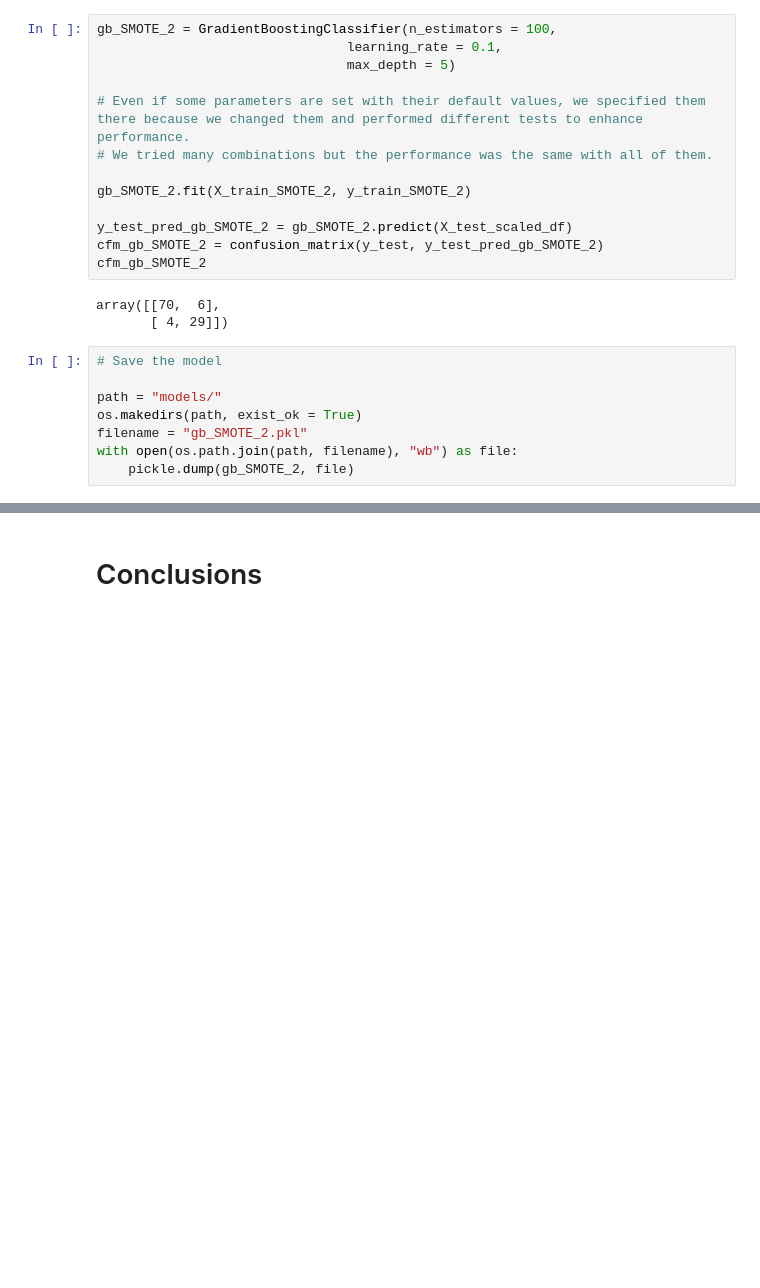
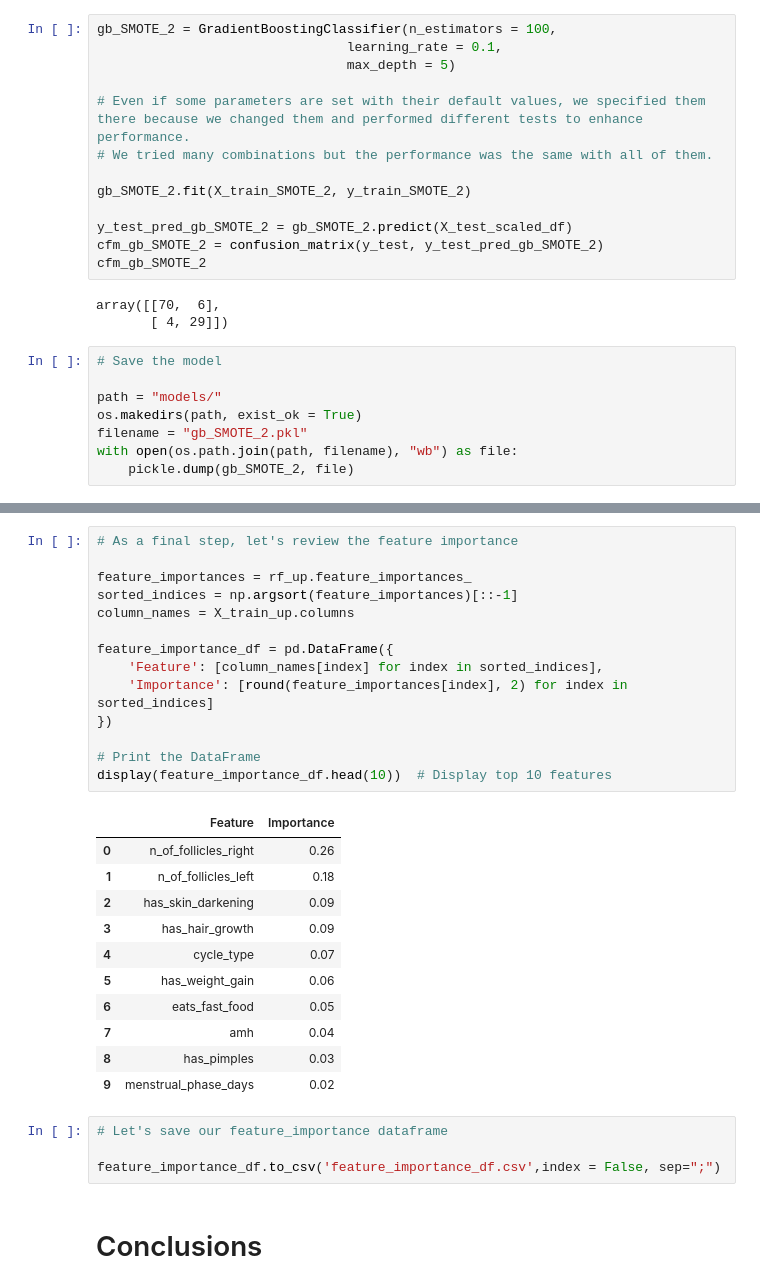
Before and after one commit to lugamez/final_bootcamp_project_pcos, a Jupyter notebook: notebooks/data_processing_models_notebook.ipynb, the cells around one changed output, grey strips where cells are left out. Cells and saved outputs as stored; diff of their text form; blank space fills up the shorter version.

```diff
--- a/notebooks/data_processing_models_notebook.ipynb
+++ b/notebooks/data_processing_models_notebook.ipynb
@@ -1263,3 +1264,33 @@ Kappa score: 0.7863582908663269
+# %%
+# As a final step, let's review the feature importance
+
+feature_importances = rf_up.feature_importances_
+sorted_indices = np.argsort(feature_importances)[::-1]
+column_names = X_train_up.columns
+
+feature_importance_df = pd.DataFrame({
+    'Feature': [column_names[index] for index in sorted_indices],
+    'Importance': [round(feature_importances[index], 2) for index in sorted_indices]
+})
+
+# Print the DataFrame
+display(feature_importance_df.head(10))  # Display top 10 features
+# %% [output]
+|  | Feature | Importance |
+| 0 | n_of_follicles_right | 0.26 |
+| 1 | n_of_follicles_left | 0.18 |
+| 2 | has_skin_darkening | 0.09 |
+| 3 | has_hair_growth | 0.09 |
+| 4 | cycle_type | 0.07 |
+| 5 | has_weight_gain | 0.06 |
+| 6 | eats_fast_food | 0.05 |
+| 7 | amh | 0.04 |
+| 8 | has_pimples | 0.03 |
+| 9 | menstrual_phase_days | 0.02 |
+# %%
+# Let's save our feature_importance dataframe
+
+feature_importance_df.to_csv('feature_importance_df.csv',index = False, sep=";")
 # %% [markdown]
 # Conclusions
 # %% [markdown]
```
Also changed, not shown: parts of 14 cells of this notebook, 2 other files.
